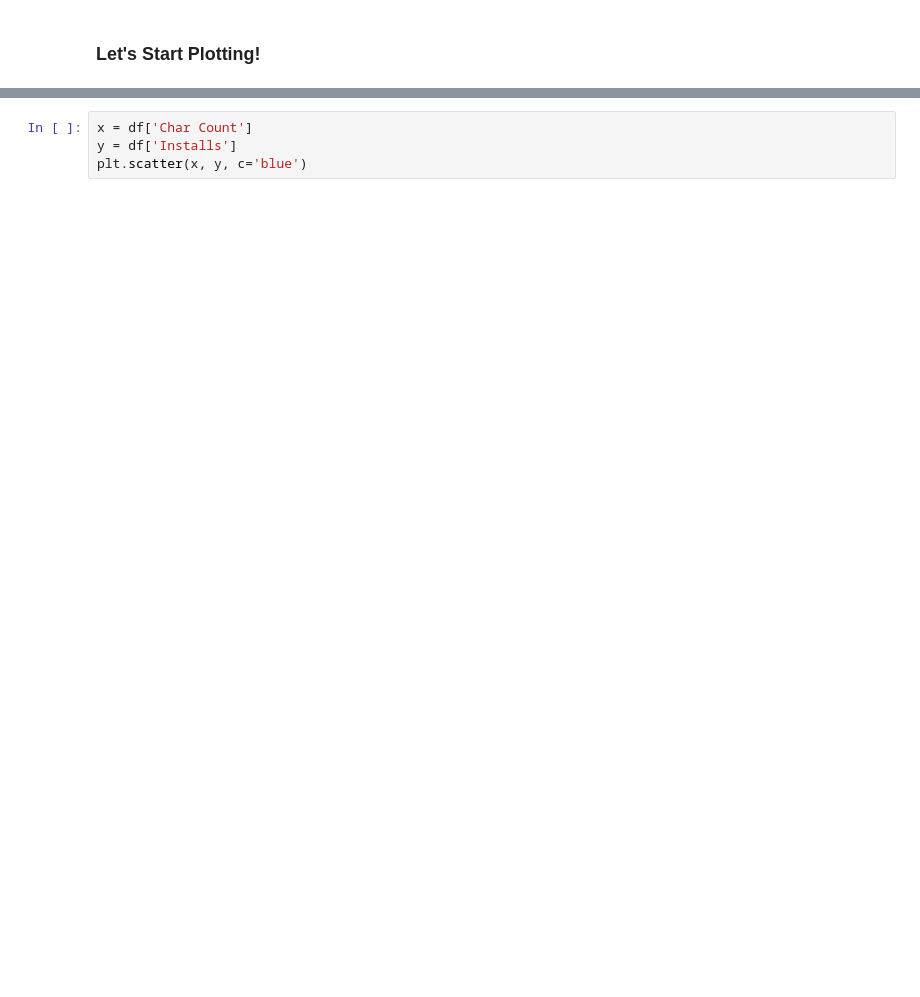
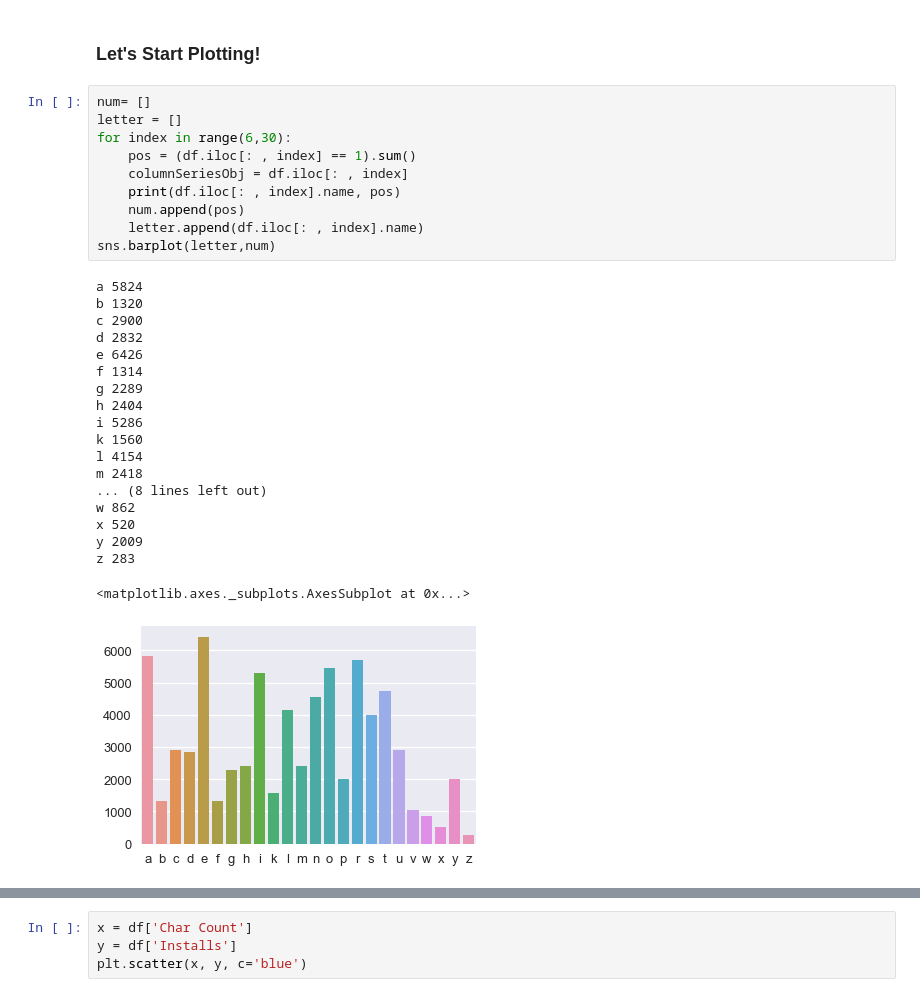
Before and after one commit to Titan-Ngo/COGS108_Repo, a Jupyter notebook: Data Wrangling.ipynb, the cells around one changed output, grey strips where cells are left out. Drawn from its saved outputs; the diff is of its cells as text; blank space fills up the shorter version.

```diff
--- a/Data Wrangling.ipynb
+++ b/Data Wrangling.ipynb
@@ -246,5 +247,35 @@ df[['a','b','c']]
 # %% [markdown]
 ### Let's Start Plotting!
+# %%
+num= []
+letter = []
+for index in range(6,30):
+    pos = (df.iloc[: , index] == 1).sum()
+    columnSeriesObj = df.iloc[: , index]
+    print(df.iloc[: , index].name, pos)
+    num.append(pos)
+    letter.append(df.iloc[: , index].name)
+sns.barplot(letter,num)
+# %% [output]
+a 5824
+b 1320
+c 2900
+d 2832
+e 6426
+f 1314
+g 2289
+h 2404
+i 5286
+k 1560
+l 4154
+m 2418
+... (8 lines left out)
+w 862
+x 520
+y 2009
+z 283
+<matplotlib.axes._subplots.AxesSubplot at 0x...>
+[figure, added]
 # %%
 # Plots 'Rating' (which is a value from 0 to 5) to see its distribution
 df['Rating'].plot.hist(bins = 25)
```
Also changed, not shown: parts of 22 cells of this notebook.
